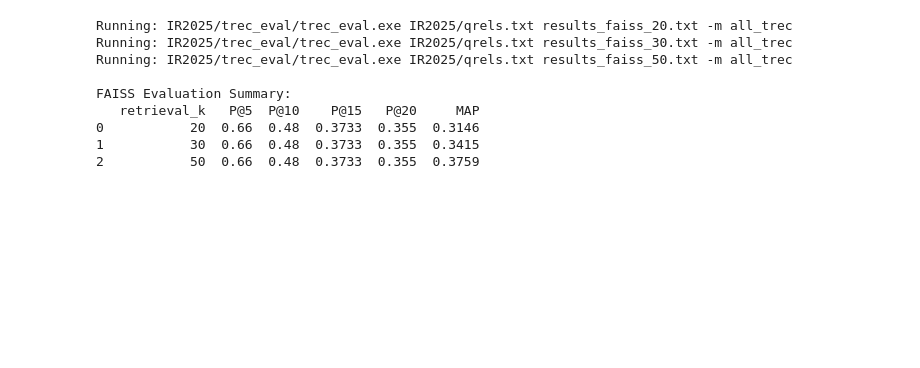
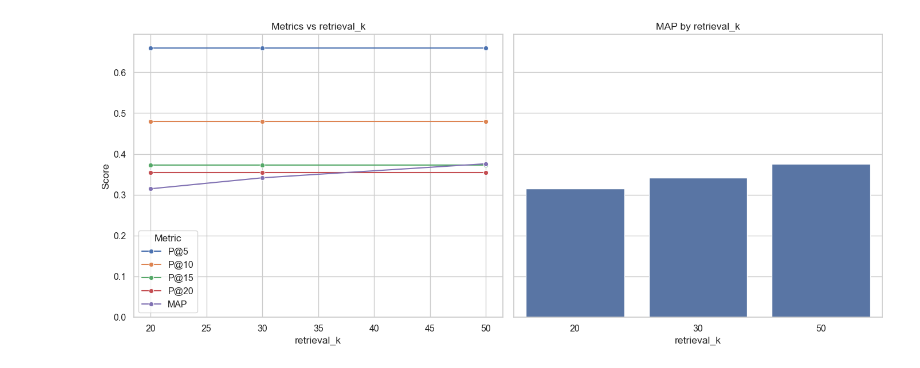
Before and after one commit to Swkratis210204/Semantic-Information-Retrieval-System-ElasticSearch-FAISS-Transformers-, a Jupyter notebook: Part2.ipynb, the cells around one changed output. Drawn from its saved outputs; the diff is of its cells as text; code cells hidden in the pictures; blank space fills up the shorter version.

Commit message:
save embeddings and visualization

```diff
--- a/Part2.ipynb
+++ b/Part2.ipynb
@@ -38 +43,12 @@ IR_DIR.mkdir(exist_ok=True)
+# %%
+# hyperparams
+DOC_BATCH = 64
+QUERY_BATCH = 32
+FAISS_USE_COSINE = True
+PRF_ENABLED = True              # αν θέλεις PRF ενεργό
+PRF_TOP_M = 5                   # top-m docs for feedback
+PRF_ALPHA = 0.7                 # weight for original query
+PRF_BETA = 0.3                  # weight for feedback mean
+REQUERY_CANDIDATES = 200        # initial candidate size if using candidate-limited PRF (not required)
+RESULT_KS = (20, 30, 50)
 # %%
@@ -348,12 +434,22 @@ DONE — FAISS Part B completed successfully!
 # %%
-df_faiss = evaluate_faiss(evaluator, ks=(20,30,50))
+def visualize_metrics(df):
+    metrics = ["P@5", "P@10", "P@15", "P@20", "MAP"]
+    df_melt = df.melt(id_vars="retrieval_k", value_vars=metrics, var_name="Metric", value_name="Score")
+
+    sns.set_theme(style="whitegrid", context="notebook", font_scale=1.05)
+    fig, (ax1, ax2) = plt.subplots(1, 2, figsize=(14, 6), sharey=True)
+    sns.lineplot(data=df_melt, x="retrieval_k", y="Score", hue="Metric", marker="o", ax=ax1)
+    ax1.set_title("Metrics vs retrieval_k")
+    ax1.set_xlabel("retrieval_k")
+    ax1.set_ylabel("Score")
+
+    map_only = df_melt[df_melt["Metric"] == "MAP"]
+    sns.barplot(data=map_only, x="retrieval_k", y="Score", ax=ax2)
+    ax2.set_title("MAP by retrieval_k")
+
+    plt.tight_layout()
+    plt.show()
+
+visualize_metrics(df_faiss)
 # %% [output]
-Running: IR2025/trec_eval/trec_eval.exe IR2025/qrels.txt results_faiss_20.txt -m all_trec
-Running: IR2025/trec_eval/trec_eval.exe IR2025/qrels.txt results_faiss_30.txt -m all_trec
-Running: IR2025/trec_eval/trec_eval.exe IR2025/qrels.txt results_faiss_50.txt -m all_trec
-
-FAISS Evaluation Summary:
-   retrieval_k   P@5  P@10    P@15   P@20     MAP
-0           20  0.66  0.48  0.3733  0.355  0.3146
-1           30  0.66  0.48  0.3733  0.355  0.3415
-2           50  0.66  0.48  0.3733  0.355  0.3759
+[figure, added]
```
Also changed, not shown: parts of 10 cells of this notebook.
